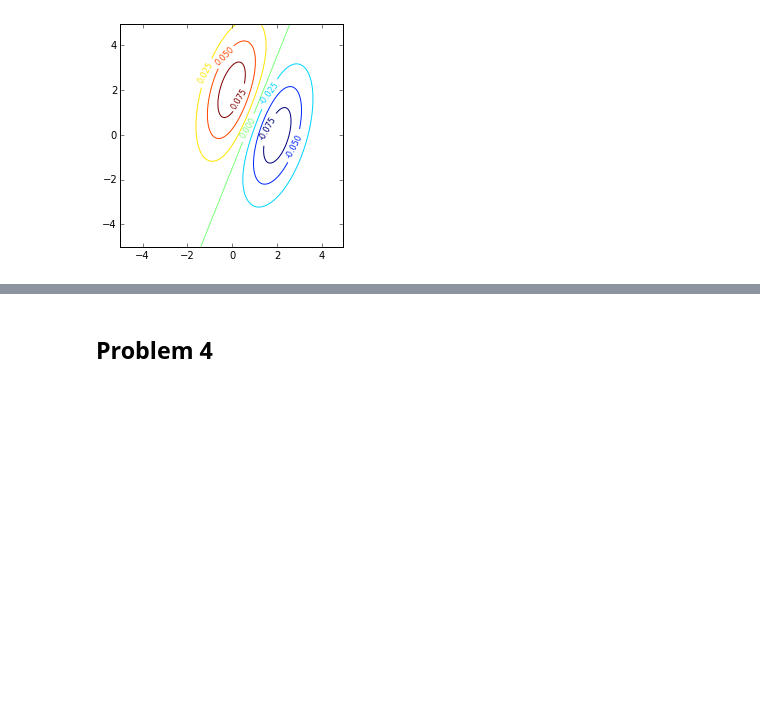
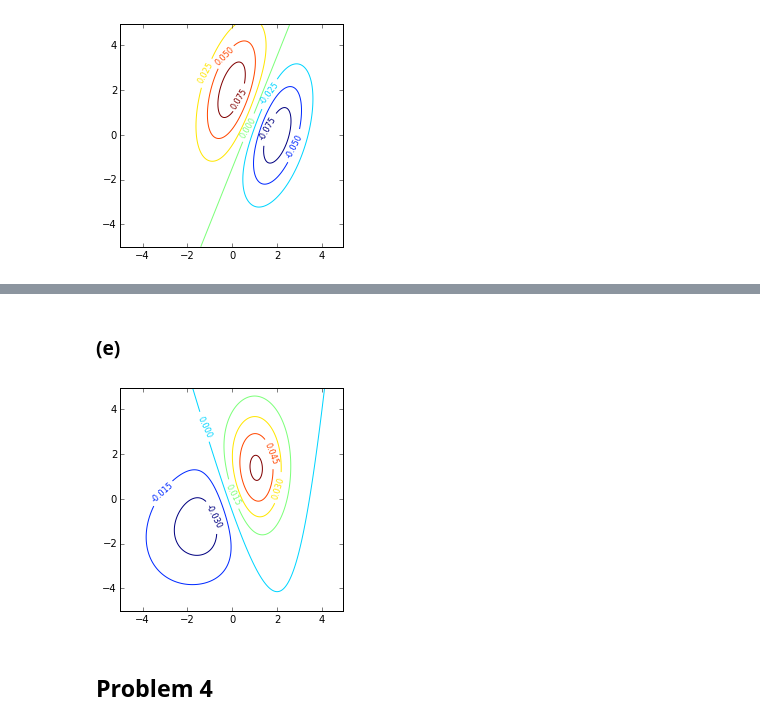
Before and after one commit to akrolsmir/cs189, a Jupyter notebook: hw3/hw3.ipynb, the cells around one changed output, grey strips where cells are left out. Drawn from its saved outputs; the diff is of its cells as text; code cells hidden in the pictures; blank space fills up the shorter version.

```diff
--- a/hw3/hw3.ipynb
+++ b/hw3/hw3.ipynb
@@ -125,3 +133,11 @@ isocontour(Z1 - Z2)
+# %% [markdown]
+### (e)
+# %%
+Z1 = mlab.bivariate_normal(X, Y, sigmax=1, sigmay=2, mux=1, muy=1, sigmaxy=0)
+Z2 = mlab.bivariate_normal(X, Y, sigmax=2, sigmay=2, mux=-1, muy=-1, sigmaxy=1)
+isocontour(Z1 - Z2)
+# %% [output]
+[figure, added]
 # %% [markdown]
 ## Problem 4
 # %%
```
Also changed, not shown: parts of 6 cells of this notebook, 1 other file.
